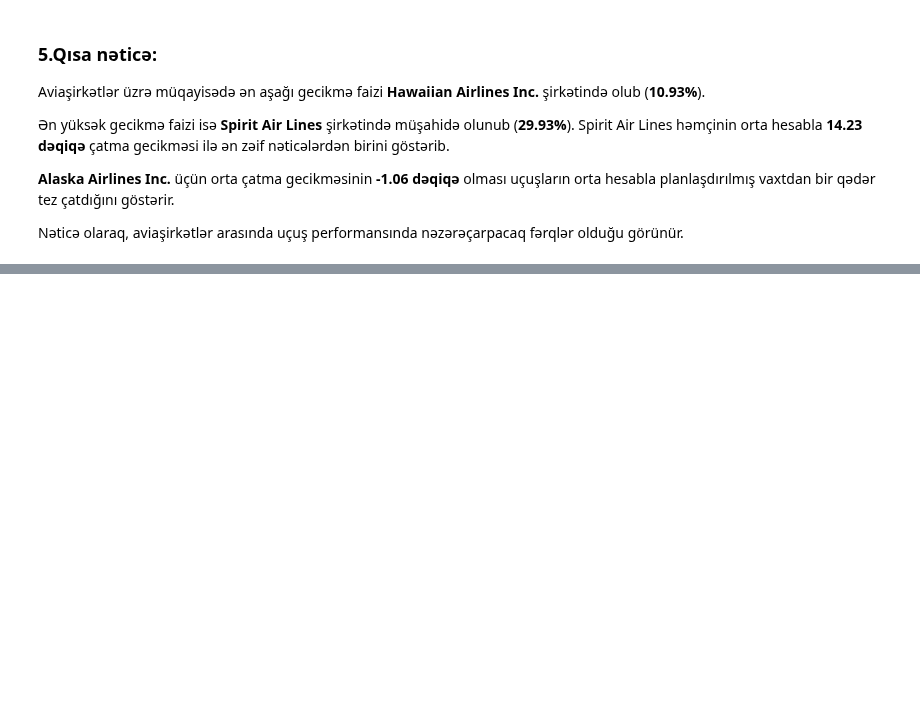
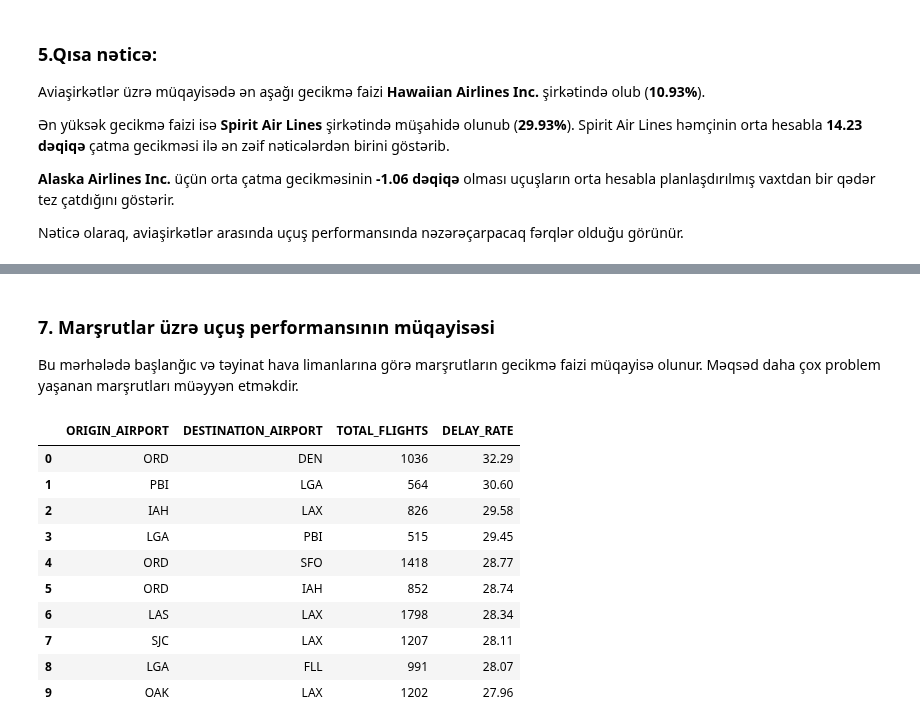
Before and after one commit to edaletsadigov/Flight-delay-analysis-E2E, a Jupyter notebook: notebooks/03_sql_analysis.ipynb, the cells around one changed output, grey strips where cells are left out. Saved outputs shown, nothing was run; the diff lists cells and outputs as text; code cells hidden in the pictures; blank space fills up the shorter version.

```diff
--- a/notebooks/03_sql_analysis.ipynb
+++ b/notebooks/03_sql_analysis.ipynb
@@ -110,0 +147,28 @@ Nəticə olaraq, aviaşirkətlər arasında uçuş performansında nəzərəçar
+# %% [markdown]
+### 7. Marşrutlar üzrə uçuş performansının müqayisəsi
+
+Bu mərhələdə başlanğıc və təyinat hava limanlarına görə marşrutların gecikmə faizi müqayisə olunur. Məqsəd daha çox problem yaşanan marşrutları müəyyən etməkdir.
+# %%
+pd.read_sql("""
+SELECT TOP 10
+    ORIGIN_AIRPORT,
+    DESTINATION_AIRPORT,
+    COUNT(*) AS TOTAL_FLIGHTS,
+    ROUND(100.0 * SUM(IS_DELAYED) / COUNT(IS_DELAYED), 2) AS DELAY_RATE
+FROM silver.flights_clean
+GROUP BY ORIGIN_AIRPORT, DESTINATION_AIRPORT
+HAVING COUNT(*) >= 500
+ORDER BY DELAY_RATE DESC
+""", con=engine)
+# %% [output]
+|  | ORIGIN_AIRPORT | DESTINATION_AIRPORT | TOTAL_FLIGHTS | DELAY_RATE |
+| 0 | ORD | DEN | 1036 | 32.29 |
+| 1 | PBI | LGA | 564 | 30.60 |
+| 2 | IAH | LAX | 826 | 29.58 |
+| 3 | LGA | PBI | 515 | 29.45 |
+| 4 | ORD | SFO | 1418 | 28.77 |
+| 5 | ORD | IAH | 852 | 28.74 |
+| 6 | LAS | LAX | 1798 | 28.34 |
+| 7 | SJC | LAX | 1207 | 28.11 |
+| 8 | LGA | FLL | 991 | 28.07 |
+| 9 | OAK | LAX | 1202 | 27.96 |
```
Also changed, not shown: parts of 31 cells of this notebook, 5 other files.
